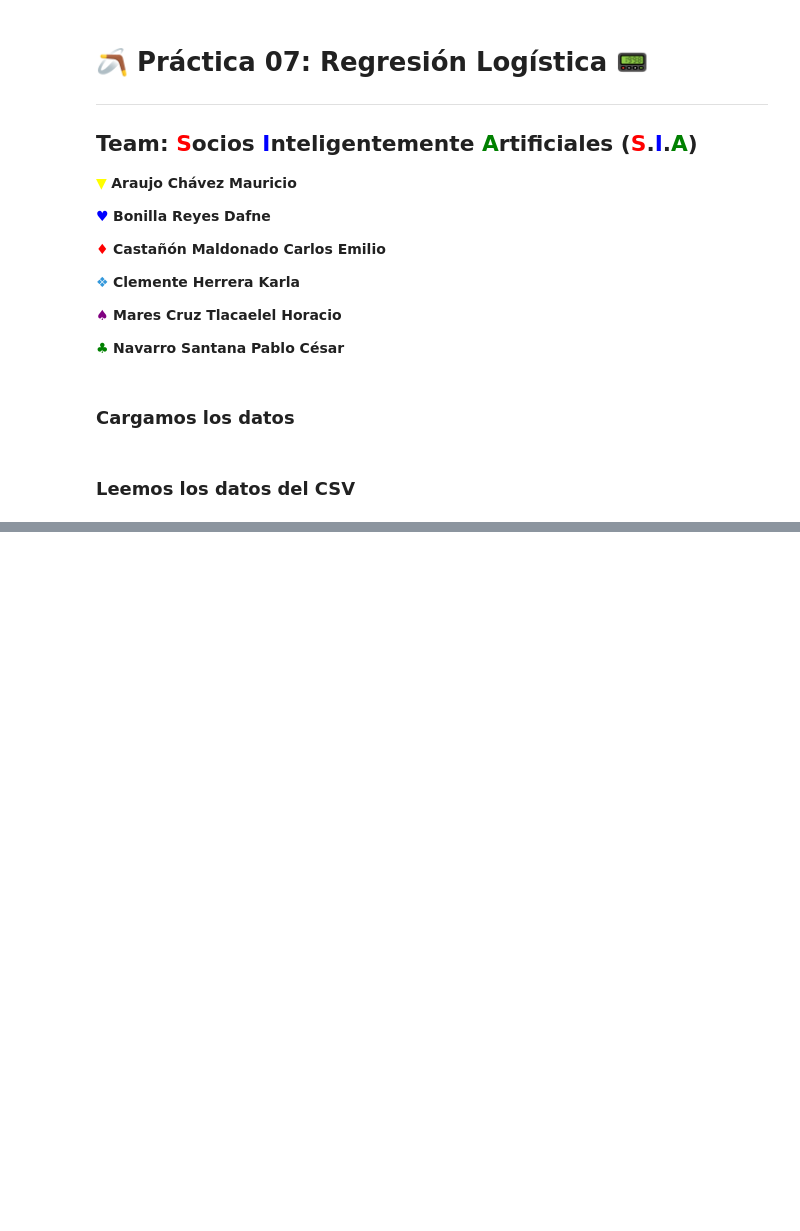
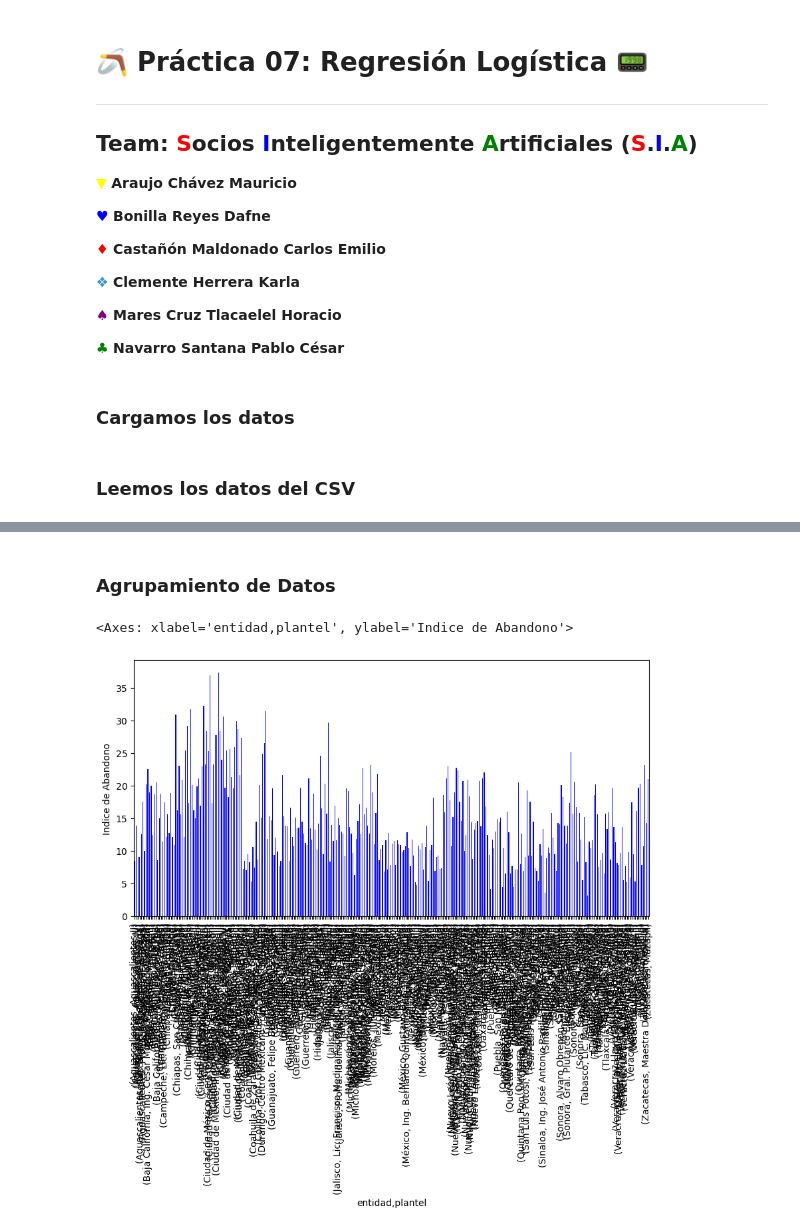
Before and after one commit to CarlosCastanon2099/Inteligencia-Artificial, a Jupyter notebook: Practicas/Practica-07/practica_07.ipynb, the cells around one changed output, grey strips where cells are left out. Saved outputs shown, nothing was run; the diff lists cells and outputs as text; code cells hidden in the pictures; blank space fills up the shorter version.

```diff
--- a/Practicas/Practica-07/practica_07.ipynb
+++ b/Practicas/Practica-07/practica_07.ipynb
@@ -50,0 +168,12 @@ load_data(path)
+# %% [markdown]
+### **Agrupamiento de Datos**
+# %%
+# Agrupamos los datos, primero por entidad y luego por plantel, calculando el promedio de abondono escolar por entidad.
+
+conteo_Entidades_IndiceA = escolar_DataFrame.groupby(['entidad', 'plantel'])['Porcentaje_de_abandono_escolar'].mean()
+
+# Graficamos Usando Matplotlib
+conteo_Entidades_IndiceA.plot(kind='bar', figsize=(10, 5), color='blue', ylabel='Indice de Abandono' )
+# %% [output]
+<Axes: xlabel='entidad,plantel', ylabel='Indice de Abandono'>
+[figure, added]
```
Also changed, not shown: parts of 19 cells of this notebook.
